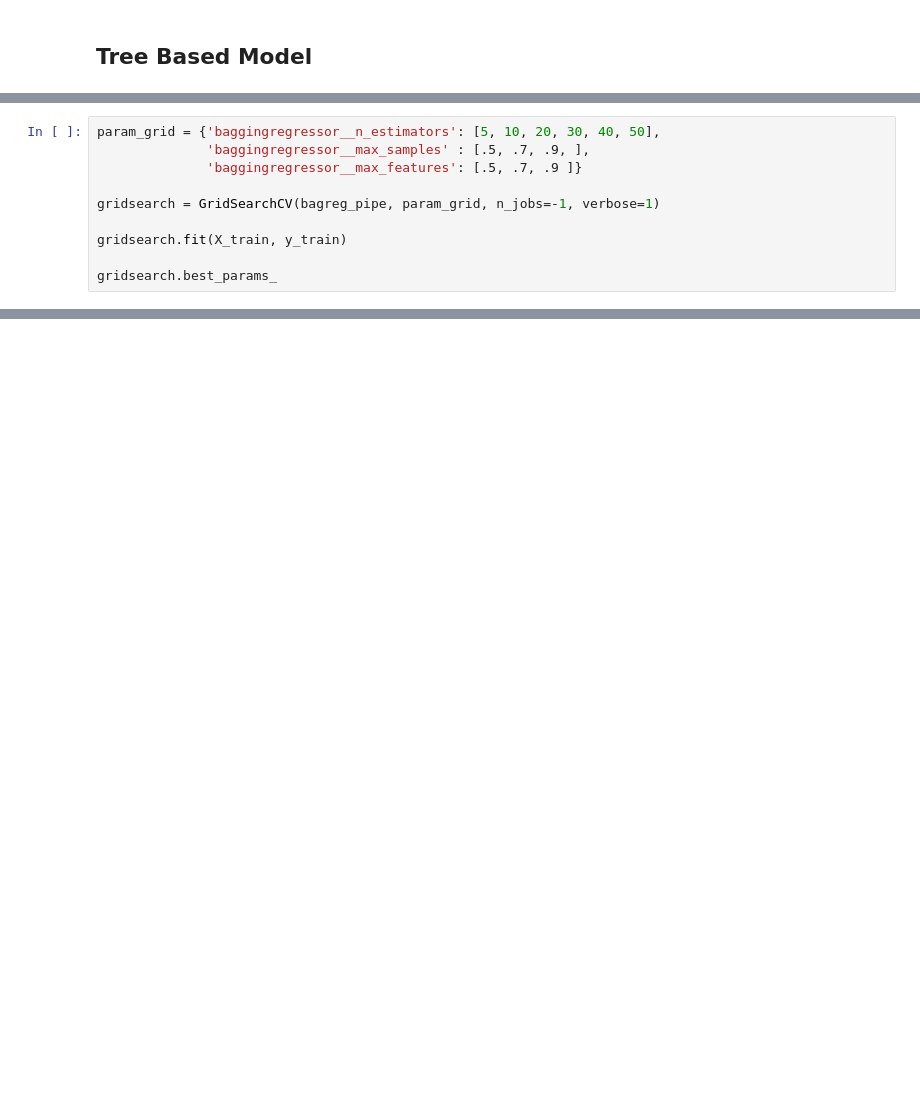
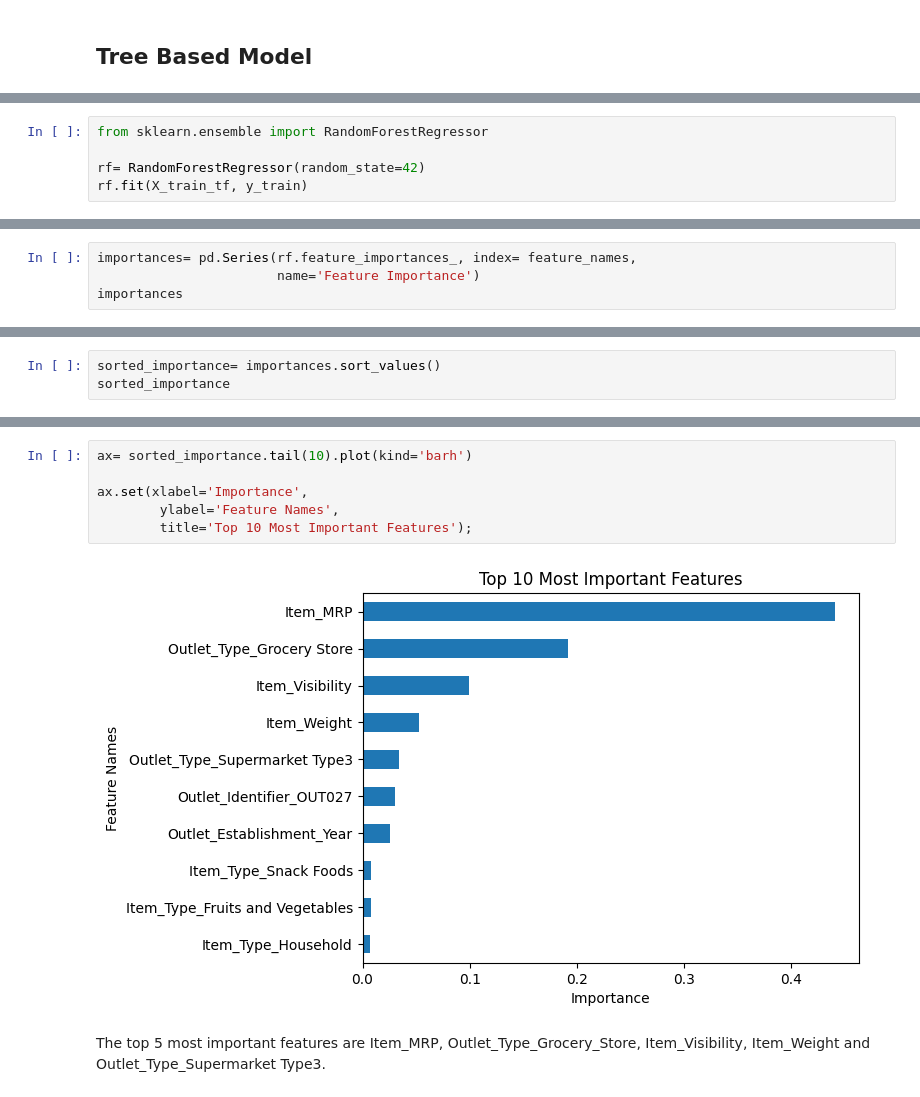
Before and after one commit to sof2401/Prediction-of-Product-Sales-Project, a Jupyter notebook: Prediction_of_Product_Sales_Project.ipynb, the cells around one changed output, grey strips where cells are left out. Cells and saved outputs as stored; diff of their text form; blank space fills up the shorter version.

```diff
--- a/Prediction_of_Product_Sales_Project.ipynb
+++ b/Prediction_of_Product_Sales_Project.ipynb
@@ -1240,10 +1139,0 @@ bagreg_pipe.get_params()
-# %%
-param_grid = {'baggingregressor__n_estimators': [5, 10, 20, 30, 40, 50],
-              'baggingregressor__max_samples' : [.5, .7, .9, ],
-              'baggingregressor__max_features': [.5, .7, .9 ]}
-
-gridsearch = GridSearchCV(bagreg_pipe, param_grid, n_jobs=-1, verbose=1)
-
-gridsearch.fit(X_train, y_train)
-
-gridsearch.best_params_
@@ -1274,0 +1140,5 @@ Regression Metrics: Test Data
+# %%
+from sklearn.ensemble import RandomForestRegressor
+
+rf= RandomForestRegressor(random_state=42)
+rf.fit(X_train_tf, y_train)
@@ -1274,0 +1161,4 @@ Regression Metrics: Test Data
+# %%
+importances= pd.Series(rf.feature_importances_, index= feature_names,
+                       name='Feature Importance')
+importances
@@ -1274,0 +1187,3 @@ Regression Metrics: Test Data
+# %%
+sorted_importance= importances.sort_values()
+sorted_importance
@@ -1274,0 +1208,10 @@ Regression Metrics: Test Data
+# %%
+ax= sorted_importance.tail(10).plot(kind='barh')
+
+ax.set(xlabel='Importance',
+        ylabel='Feature Names',
+        title='Top 10 Most Important Features');
+# %% [output]
+[figure, added]
+# %% [markdown]
+The top 5 most important features are Item_MRP, Outlet_Type_Grocery_Store, Item_Visibility, Item_Weight and Outlet_Type_Supermarket Type3.
```
Also changed, not shown: parts of 26 cells of this notebook.
